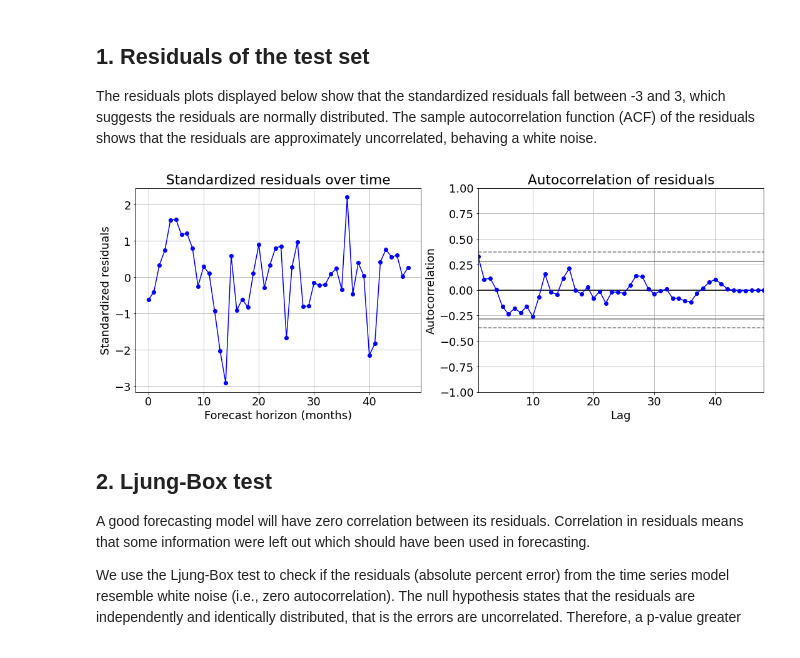
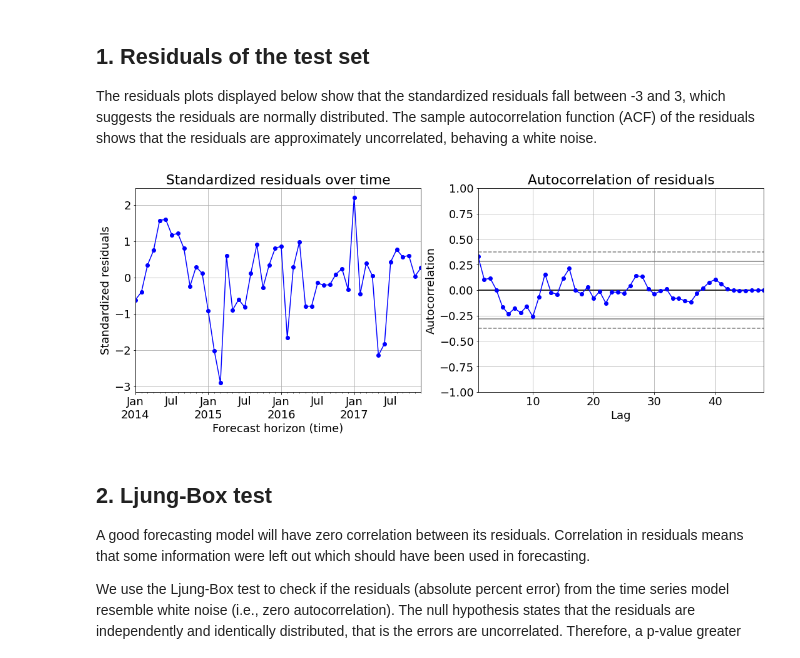
Before and after one commit to Owerre/Time-Series-Forecasting, a Jupyter notebook: fatality-forecast/notebooks/05-gpr.ipynb, the cells around one changed output. Cells and saved outputs as stored; diff of their text form; code cells hidden in the pictures.

```diff
--- a/fatality-forecast/notebooks/05-gpr.ipynb
+++ b/fatality-forecast/notebooks/05-gpr.ipynb
@@ -129,23 +129,23 @@ plt.show()
 The residuals plots displayed below show that the standardized residuals fall between -3 and 3, which suggests the residuals are normally distributed.  The sample autocorrelation function (ACF) of the residuals shows that the residuals are approximately uncorrelated, behaving a white noise.
 # %%
 plt.figure(figsize = (18,6))
-residual = y_test.values-yhat
+residual = y_test-results['yhat']
 rstandard = (residual-np.mean(residual))/np.std(residual)
 
 plt.subplot(121)
-plt.plot(np.arange(len(rstandard)), rstandard, color = 'b', marker = 'o')
+rstandard.plot(color = 'b', marker = 'o')
 plt.grid(True)
-plt.xlabel('Forecast horizon (months)')
+plt.xlabel('Forecast horizon (time)')
 plt.ylabel('Standardized residuals')
 plt.title('Standardized residuals over time')
 
 plt.subplot(122)
 pd.plotting.autocorrelation_plot(pd.Series(residual), color = 'b', marker = 'o')
 plt.title('Autocorrelation of residuals')
-plt.savefig('../images/figdg.png')
+plt.savefig('../images/figdi.png')
 plt.show()
 # %% [output]
-[figure, old version]
+[figure, new version]
 # %% [markdown]
 ## 2. Ljung-Box test
 
```
Also changed, not shown: 4 other files.
